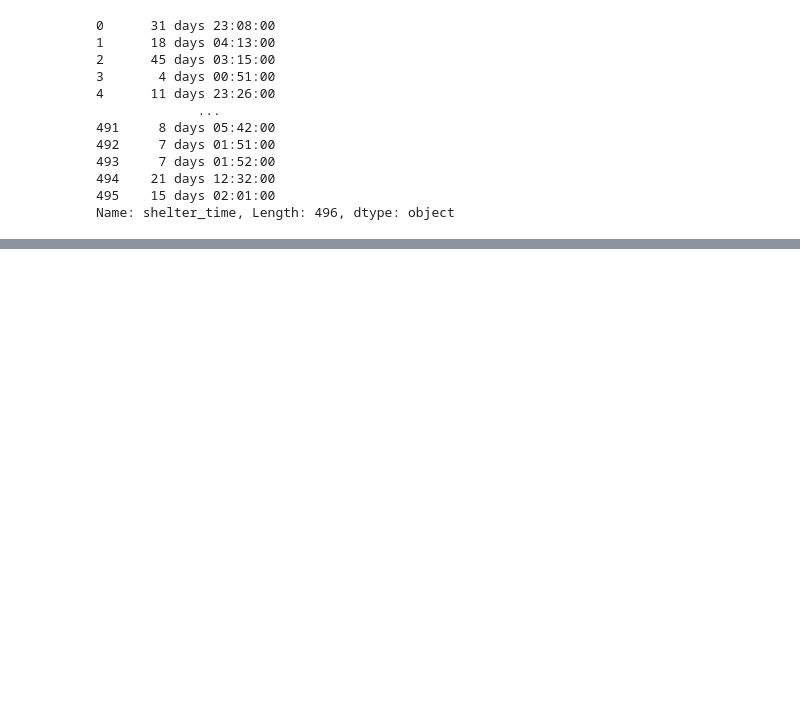
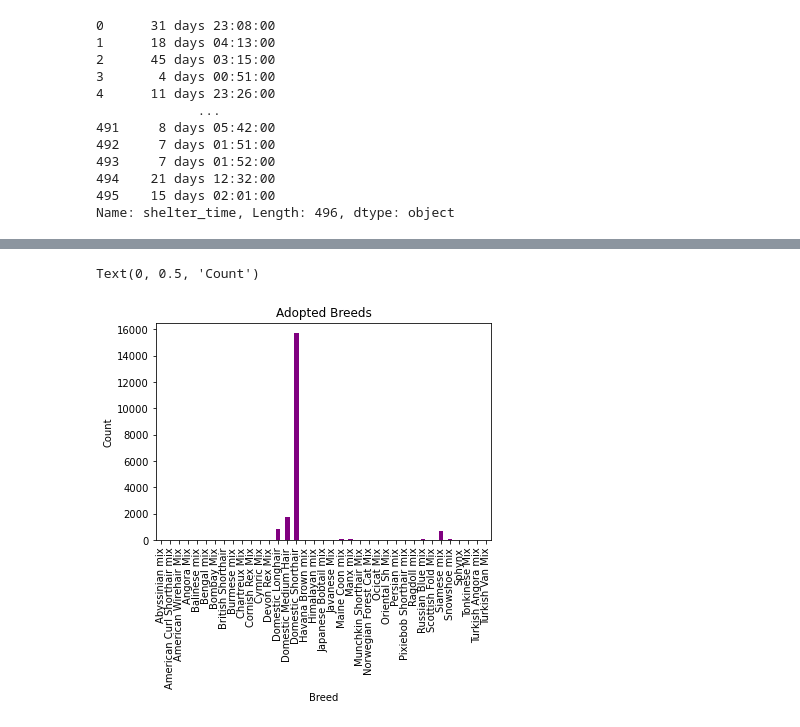
Before and after one commit to elizabethschall2934/Final-Project, a Jupyter notebook: more_cleaning.ipynb, the cells around one changed output, grey strips where cells are left out. Saved outputs shown, nothing was run; the diff lists cells and outputs as text; code cells hidden in the pictures; blank space fills up the shorter version.

```diff
--- a/more_cleaning.ipynb
+++ b/more_cleaning.ipynb
@@ -54,0 +104,11 @@ adopted_other["shelter_days"].astype(int)
+# %%
+adopted_breeds = adopted_cats.groupby("Breed")
+
+breed_data = adopted_breeds["Breed"].count()
+
+ax1 = breed_data.plot.bar(facecolor='purple',title="Adopted Breeds")
+ax1.set_xlabel("Breed")
+ax1.set_ylabel("Count")
+# %% [output]
+Text(0, 0.5, 'Count')
+[figure, added]
```
Also changed, not shown: parts of 40 cells of this notebook, 1 other file.
